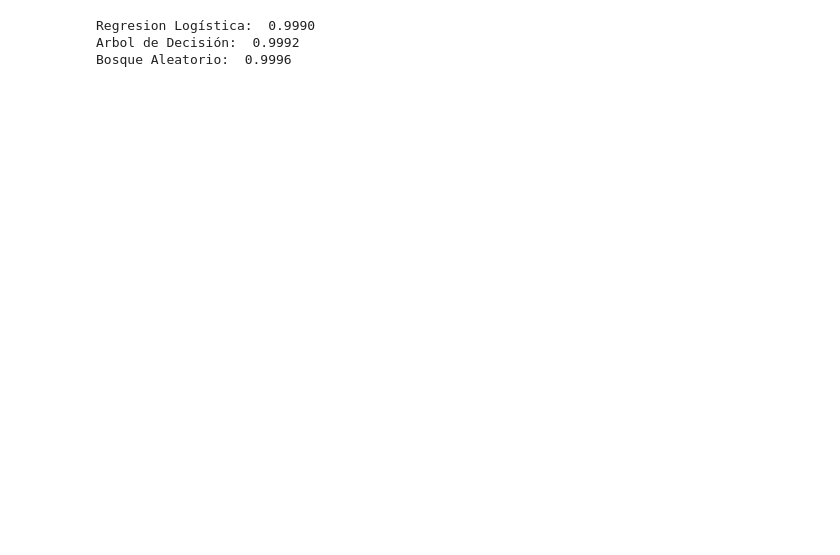
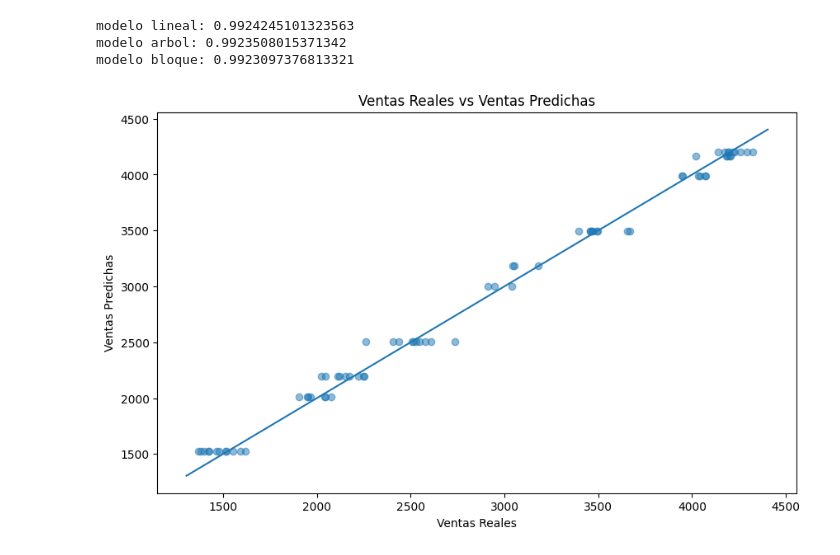
Before and after one commit to XavZol/Machine-Learning, a Jupyter notebook: Machine_Learning_1.ipynb, the cells around one changed output. Saved outputs shown, nothing was run; the diff lists cells and outputs as text; code cells hidden in the pictures; blank space fills up the shorter version.

Commit message:
Analisis Predictivo para una Tienda

```diff
--- a/Machine_Learning_1.ipynb
+++ b/Machine_Learning_1.ipynb
@@ -61,14 +146,37 @@ forest = RandomForestClassifier()
 # %%
+
+# almacenar modelos
 modelos = [
-    ("Regresion Logística", LogisticRegression()),
-    ("Arbol de Decisión", DecisionTreeClassifier()),
-    ("Bosque Aleatorio", RandomForestClassifier())
+    ("modelo lineal", LinearRegression()),
+    ("modelo arbol", DecisionTreeRegressor(random_state=42)),
+    ("modelo bloque", RandomForestRegressor(random_state=42))
 ]
+
+# Entrenar modelos y mostrar puntajes
 for nombre, modelo in modelos:
     modelo.fit(X_entrena, y_entrena)
-    puntaje = modelo.score(X_prueba,y_prueba)
-    print(f"{nombre}: {puntaje: .4f}")
+    puntaje = modelo.score(X_prueba, y_prueba)
+    print(f'{nombre}: {puntaje}')
 # %% [output]
-Regresion Logística:  0.9990
-Arbol de Decisión:  0.9992
-Bosque Aleatorio:  0.9996
+modelo lineal: 0.9924245101323563
+modelo arbol: 0.9923508015371342
+modelo bloque: 0.9923097376813321
+# %%
+# Alojamos el modelo de Regresión Líneal en una variable
+modelo_lineal = LinearRegression()
+
+#Entrenamos el modelo con los datos de entrenamiento
+modelo_lineal.fit(X_entrena, y_entrena)
+
+# Realizamos predicciones usando el conjunto de prueba
+predicciones_lineal = modelo_lineal.predict(X_prueba)
+
+plt.figure(figsize=(10, 6))
+plt.scatter(y_prueba, predicciones_lineal, alpha=0.5)
+plt.plot([y.min(), y.max()], [y.min(), y.max()])
+plt.xlabel('Ventas Reales')
+plt.ylabel('Ventas Predichas')
+plt.title('Ventas Reales vs Ventas Predichas')
+plt.show()
+# %% [output]
+[figure, added]
```
Also changed, not shown: parts of 10 cells of this notebook, 1 other file.
